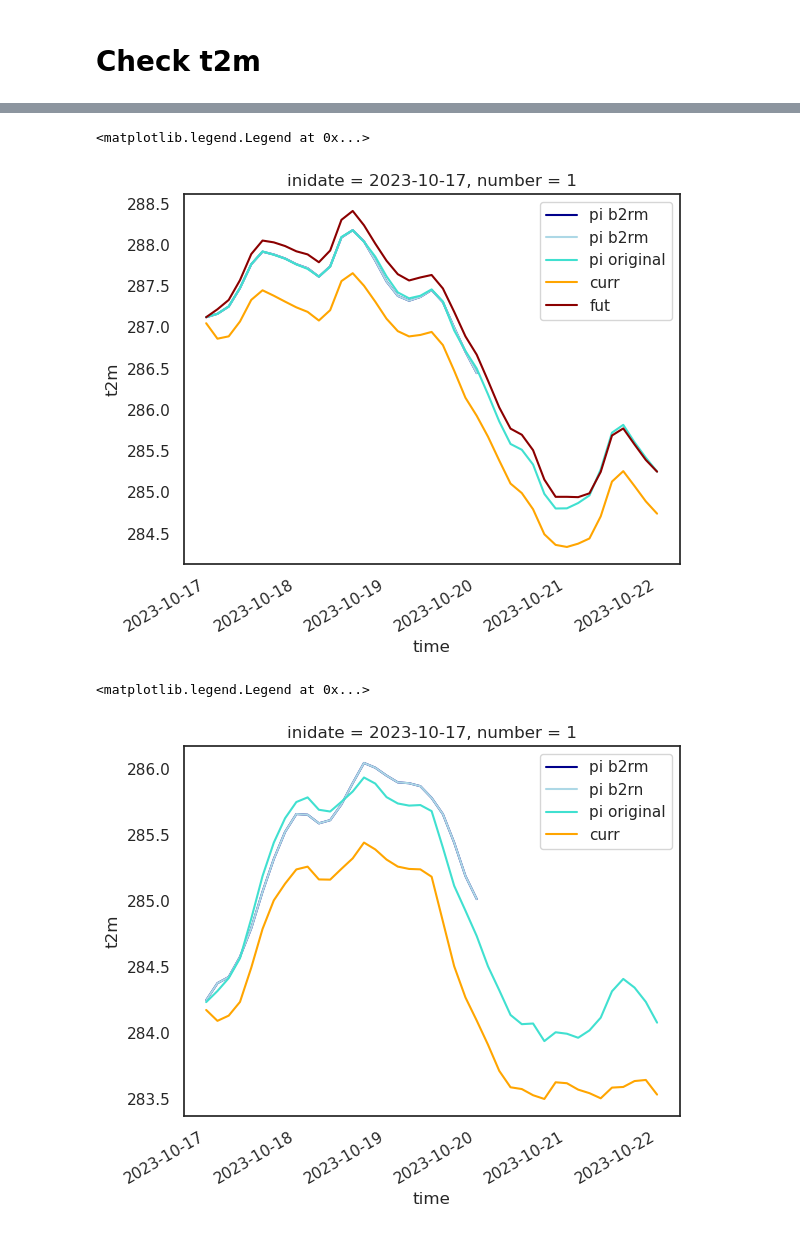
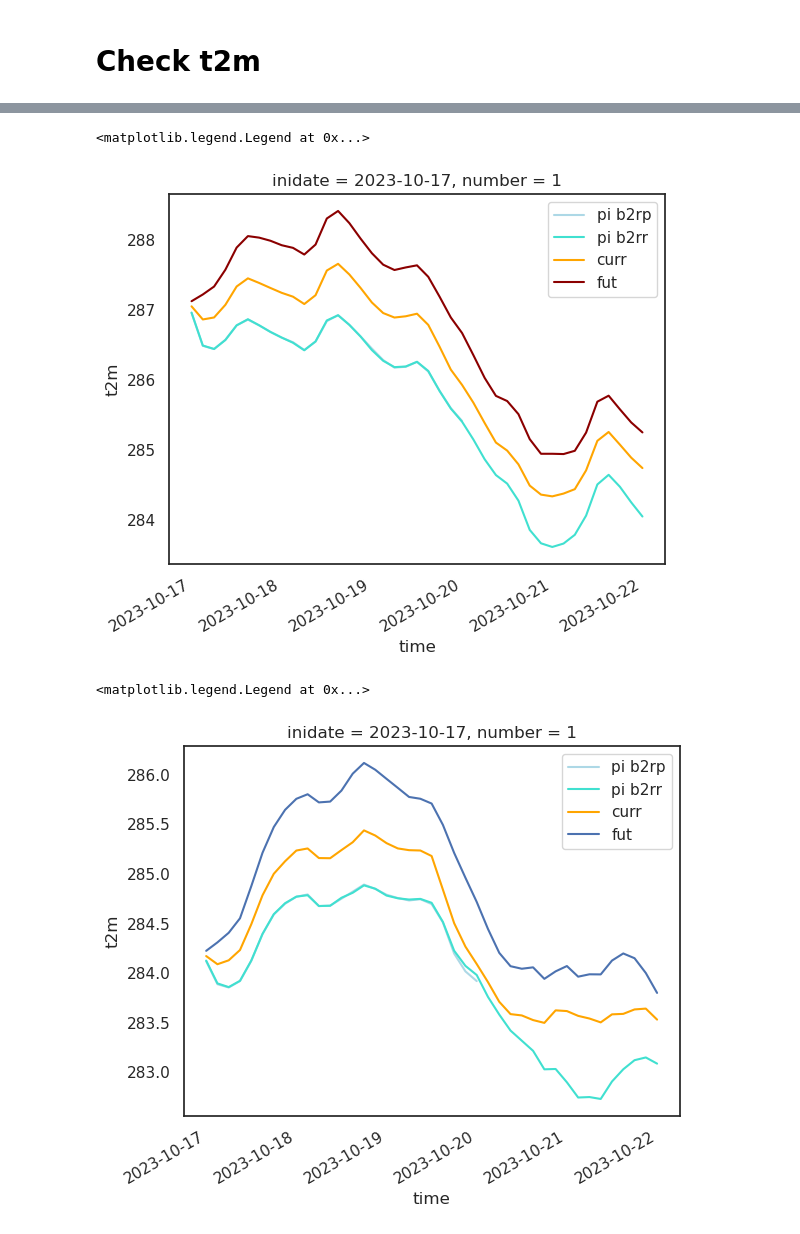
Before and after one commit to shirin-ermis/Storm_Babet, a Jupyter notebook: notebooks/02_check_test_run.ipynb, the cells around one changed output, grey strips where cells are left out. Drawn from its saved outputs; the diff is of its cells as text; code cells hidden in the pictures.

```diff
--- a/notebooks/02_check_test_run.ipynb
+++ b/notebooks/02_check_test_run.ipynb
@@ -121,15 +121,15 @@ def hourly2accum(ds, start_day='2023-10-19 00', end_day='2023-10-22 00', m2mm=Tr
 # Import data
 # %%
 base_dir = '/home/e/ermis/Storm_Babet/data/'
-babet_pi_b2rn = xr.open_dataset(os.path.join(base_dir, 'b2rn_2023-10-17_test_pf.nc'))
-babet_pi_b2rm = xr.open_dataset(os.path.join(base_dir, 'b2rm_2023-10-17_test_pf.nc'))
+babet_pi_b2rp = xr.open_dataset(os.path.join(base_dir, 'b2rp_2023-10-17_test_pf.nc'))
 # %%
 base_dir = '/gf5/predict/AWH019_ERMIS_ATMICP/Babet/DATA/MED-R/EXP/{}/EU025/sfc/pf'
 file_dir = {'curr': base_dir.format('curr'),
             'pi': base_dir.format('pi'),
             'incr': base_dir.format('incr')}
 babet_curr = xr.open_mfdataset(os.path.join(file_dir['curr'], '*.nc'), preprocess=preproc_ds, engine='netcdf4').sel(number=1, inidate='2023-10-17')
-babet_pi_original = xr.open_mfdataset(os.path.join(file_dir['pi'], '*.nc'), preprocess=preproc_ds, engine='netcdf4').sel(number=1, inidate='2023-10-17')
+# babet_pi_original = xr.open_mfdataset(os.path.join(file_dir['pi'], '*.nc'), preprocess=preproc_ds, engine='netcdf4').sel(number=1, inidate='2023-10-17')
+babet_pi = xr.open_mfdataset(os.path.join(file_dir['pi'], 'b2rr*17.nc'), preprocess=preproc_ds, engine='netcdf4').sel(number=1, inidate='2023-10-17')
 babet_incr = xr.open_mfdataset(os.path.join(file_dir['incr'], '*.nc'), preprocess=preproc_ds, engine='netcdf4').sel(number=1, inidate='2023-10-17')
 # %%
 operational = xr.open_dataset('/home/e/ermis/Storm_Babet/data/1_2023-10-17_cf.nc')
@@ -162,23 +163,23 @@ plt.legend()
 # %%
-babet_pi_b2rm.sel(latitude=slice(65,40), longitude=slice(-15, -5)).mean(dim=['latitude', 'longitude']).t2m.plot(label='pi b2rm', color='darkblue')
-babet_pi_b2rn.sel(latitude=slice(65,40), longitude=slice(-15, -5)).mean(dim=['latitude', 'longitude']).t2m.plot(label='pi b2rm', color='lightblue')
-babet_pi_original.sel(latitude=slice(65,40), longitude=slice(-15, -5)).mean(dim=['latitude', 'longitude']).t2m.plot(label='pi original', color='turquoise')
+# babet_pi_b2rm.sel(latitude=slice(65,40), longitude=slice(-15, -5)).mean(dim=['latitude', 'longitude']).t2m.plot(label='pi b2rm', color='darkblue')
+babet_pi_b2rp.sel(latitude=slice(65,40), longitude=slice(-15, -5)).mean(dim=['latitude', 'longitude']).t2m.plot(label='pi b2rp', color='lightblue')
+babet_pi.sel(latitude=slice(65,40), longitude=slice(-15, -5)).mean(dim=['latitude', 'longitude']).t2m.plot(label='pi b2rr', color='turquoise')
 
 babet_curr.sel(latitude=slice(65,40), longitude=slice(-15, -5)).mean(dim=['latitude', 'longitude']).t2m.plot(label='curr', color='orange')
 babet_incr.sel(latitude=slice(65,40), longitude=slice(-15, -5)).mean(dim=['latitude', 'longitude']).t2m.plot(label='fut', color='darkred')
 
 plt.legend()
 # %% [output]
 <matplotlib.legend.Legend at 0x...>
-[figure, old version]
+[figure, new version]
 # %%
-babet_pi_b2rm.sel(latitude=slice(65,50), longitude=slice(-15, -10)).mean(dim=['latitude', 'longitude']).t2m.plot(label='pi b2rm', color='darkblue')
-babet_pi_b2rn.sel(latitude=slice(65,50), longitude=slice(-15, -10)).mean(dim=['latitude', 'longitude']).t2m.plot(label='pi b2rn', color='lightblue')
-babet_pi_original.sel(latitude=slice(65,50), longitude=slice(-15, -10)).mean(dim=['latitude', 'longitude']).t2m.plot(label='pi original', color='turquoise')
+# babet_pi_b2rm.sel(latitude=slice(65,50), longitude=slice(-15, -10)).mean(dim=['latitude', 'longitude']).t2m.plot(label='pi b2rm', color='darkblue')
+babet_pi_b2rp.sel(latitude=slice(65,50), longitude=slice(-15, -10)).mean(dim=['latitude', 'longitude']).t2m.plot(label='pi b2rp', color='lightblue')
+babet_pi.sel(latitude=slice(65,50), longitude=slice(-15, -10)).mean(dim=['latitude', 'longitude']).t2m.plot(label='pi b2rr', color='turquoise')
 babet_curr.sel(latitude=slice(65,50), longitude=slice(-15, -10)).mean(dim=['latitude', 'longitude']).t2m.plot(label='curr', color='orange')
-# babet_incr.sel(latitude=slice(65,50), longitude=slice(-15, -10)).mean(dim=['latitude', 'longitude']).t2m.plot(label='fut')
+babet_incr.sel(latitude=slice(65,50), longitude=slice(-15, -10)).mean(dim=['latitude', 'longitude']).t2m.plot(label='fut')
 
 plt.legend()
 # %% [output]
 <matplotlib.legend.Legend at 0x...>
-[figure, old version]
+[figure, new version]
```
Also changed, not shown: parts of 2 cells of this notebook.
